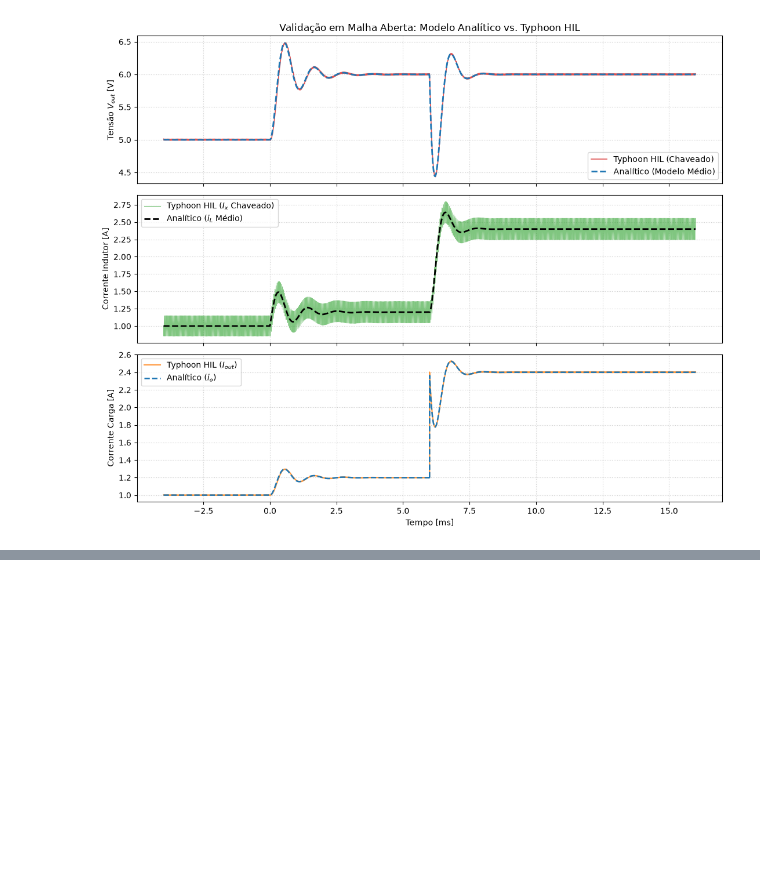
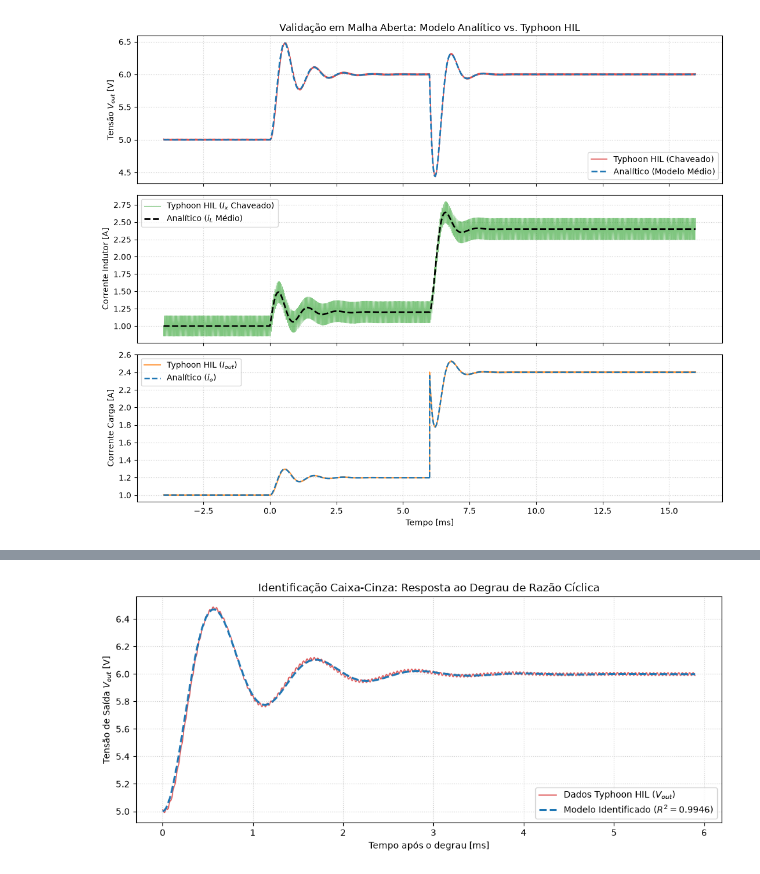
Before and after one commit to Matheus-Rodrigues-1892/UFAL_PPGI_BUCK_PI_DISCRETO, a Jupyter notebook: Analysis/buck.ipynb, the cells around one changed output, grey strips where cells are left out. Saved outputs shown, nothing was run; the diff lists cells and outputs as text; code cells hidden in the pictures; blank space fills up the shorter version.

```diff
--- a/Analysis/buck.ipynb
+++ b/Analysis/buck.ipynb
@@ -366,0 +369,92 @@ Ripple V_out   -> HIL: 19.99 mV | Projeto: 20.00 mV | Erro:  0.05%
+# %%
+import numpy as np
+import matplotlib.pyplot as plt
+from scipy.optimize import curve_fit
+from scipy.signal import cont2discrete
+
+# ==============================================================================
+# 1. RECORTE AUTOMÁTICO DA JANELA DO DEGRAU DE RAZÃO CÍCLICA (SEM DEGRAU DE CARGA)
+# ==============================================================================
+# Detecta o índice exato onde k_aplicado dá o degrau e onde load_step é acionado
+k_inicial = np.mean(k_hil[:50])
+k_final = np.max(k_hil)
+delta_k = k_final - k_inicial
+
+idx_step_k = np.where(k_hil > (k_inicial + 0.5 * delta_k))[0][0]
+idx_step_load = np.where(load_step_hil > 0.5)[0][0]
+
+# Recorta os vetores entre o degrau de k e 100 amostras antes do degrau de carga
+t_id = t_hil[idx_step_k : idx_step_load - 100] - t_hil[idx_step_k]
+v_id = v_o_hil[idx_step_k : idx_step_load - 100]
+
+# Tensão inicial em regime permanente antes do degrau (média do pré-trigger)
+V0_medido = np.mean(v_o_hil[:idx_step_k])
+
+# ==============================================================================
+# 2. MODELO PARAMÉTRICO DE 2ª ORDEM SUBAMORTECIDA (RESPOSTA AO DEGRAU)
+# ==============================================================================
+def resposta_degrau_2ordem(t, K, zeta, wn):
+    wd = wn * np.sqrt(1.0 - zeta**2)
+    envelope = np.exp(-zeta * wn * t)
+    osc = np.cos(wd * t) + (zeta / np.sqrt(1.0 - zeta**2)) * np.sin(wd * t)
+    return V0_medido + (K * delta_k) * (1.0 - envelope * osc)
+
+# Chute inicial (valores teóricos ideais do Buck)
+Vs_teo, L_teo, C_teo, R_teo = 12.0, 388.89e-6, 75.0e-6, 5.0
+K_teo = Vs_teo
+wn_teo = 1.0 / np.sqrt(L_teo * C_teo)
+zeta_teo = (1.0 / (2.0 * R_teo)) * np.sqrt(L_teo / C_teo)
+
+p0 = [K_teo, zeta_teo, wn_teo]
+bounds = ([0.1, 0.01, 100.0], [50.0, 0.99, 50000.0])  # Limites físicos (0 < zeta < 1)
+
+# Execução dos Mínimos Quadrados Não-Lineares
+popt, pcov = curve_fit(resposta_degrau_2ordem, t_id, v_id, p0=p0, bounds=bounds)
+K_id, zeta_id, wn_id = popt
+
+# Curva reconstruída pelo modelo identificado
+v_fit = resposta_degrau_2ordem(t_id, K_id, zeta_id, wn_id)
+
+# Métricas de qualidade do ajuste (RMSE e R²)
+rmse_id = np.sqrt(np.mean((v_id - v_fit) ** 2))
+ss_res = np.sum((v_id - v_fit) ** 2)
+ss_tot = np.sum((v_id - np.mean(v_id)) ** 2)
+r2_id = 1.0 - (ss_res / ss_tot)
+
+# ==============================================================================
+# 3. FUNÇÃO DE TRANSFERÊNCIA CONTÍNUA G(s) E DISCRETA G(z) (ZOH, Ts = 40 us)
+# ==============================================================================
+num_s = [K_id * (wn_id ** 2)]
+den_s = [1.0, 2.0 * zeta_id * wn_id, wn_id ** 2]
+
+Ts_ctrl = 40e-6  # Taxa do controlador PI (25 kHz)
+num_z, den_z, _ = cont2discrete((num_s, den_s), Ts_ctrl, method='zoh')
+num_z = num_z.flatten()
+
+print("=== RESULTADO DA IDENTIFICAÇÃO CAIXA-CINZA (GREY-BOX) ===")
+print(f"{'Parâmetro':<15} | {'Teórico Ideal':<15} | {'Identificado (HIL)':<18}")
+print("-" * 56)
+print(f"{'Ganho K [V]':<15} | {K_teo:<15.4f} | {K_id:<18.4f}")
+print(f"{'Amortec. zeta':<15} | {zeta_teo:<15.4f} | {zeta_id:<18.4f}")
+print(f"{'wn [rad/s]':<15} | {wn_teo:<15.2f} | {wn_id:<18.2f}")
+print(f"{'fn [Hz]':<15} | {wn_teo/(2*np.pi):<15.2f} | {wn_id/(2*np.pi):<18.2f}")
+print("-" * 56)
+print(f"Qualidade do Ajuste -> RMSE: {rmse_id*1e3:.2f} mV | R²: {r2_id:.5f}")
+print("\n--- Função de Transferência Discreta G_vk(z) [Ts = 40 us] ---")
+print(f"Numerador   (b): {num_z}")
+print(f"Denominador (a): {den_z}")
+
+# ==============================================================================
+# 4. PLOTAGEM DA VALIDAÇÃO DA IDENTIFICAÇÃO
+# ==============================================================================
+plt.figure(figsize=(10, 4.5))
+plt.plot(t_id * 1e3, v_id, color='#d62728', lw=1.2, alpha=0.75, label='Dados Typhoon HIL ($V_{out}$)')
+plt.plot(t_id * 1e3, v_fit, color='#1f77b4', lw=2.2, linestyle='--', label=f'Modelo Identificado ($R^2 = {r2_id:.4f}$)')
+plt.title('Identificação Caixa-Cinza: Resposta ao Degrau de Razão Cíclica')
+plt.xlabel('Tempo após o degrau [ms]')
+plt.ylabel('Tensão de Saída $V_{out}$ [V]')
+plt.grid(True, linestyle=':', alpha=0.6)
+plt.legend(loc='lower right')
+plt.tight_layout()
+plt.show()
+# %% [output]
@@ -366,0 +474 @@ Ripple V_out   -> HIL: 19.99 mV | Projeto: 20.00 mV | Erro:  0.05%
+[figure, added]
```
Also changed, not shown: parts of 4 cells of this notebook, 1 other file.
